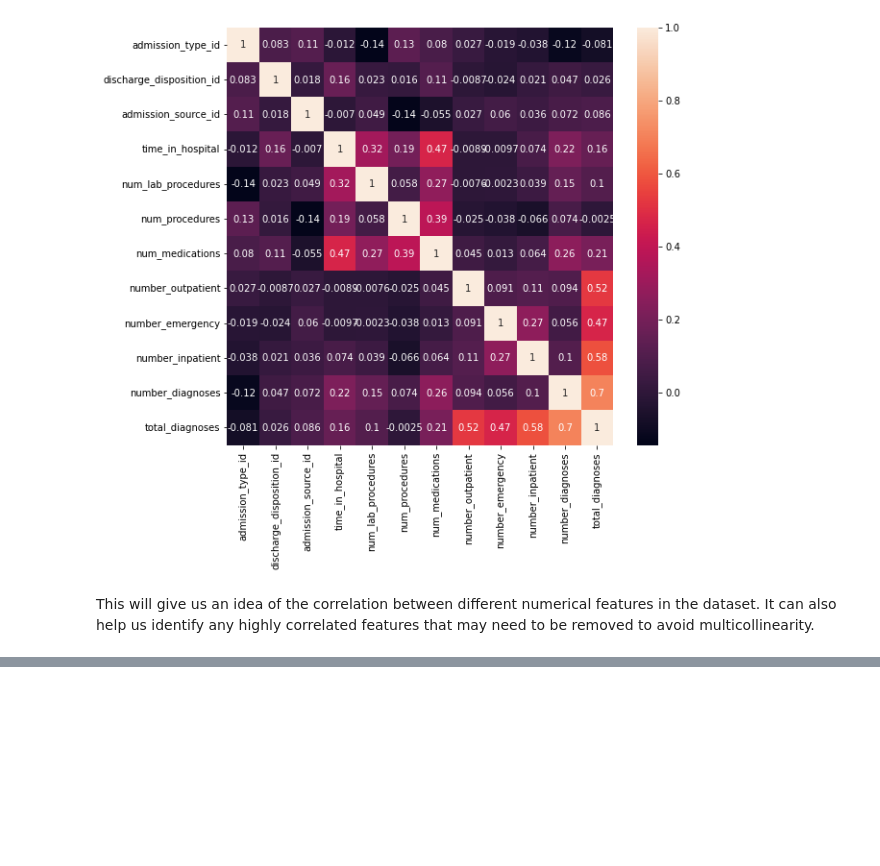
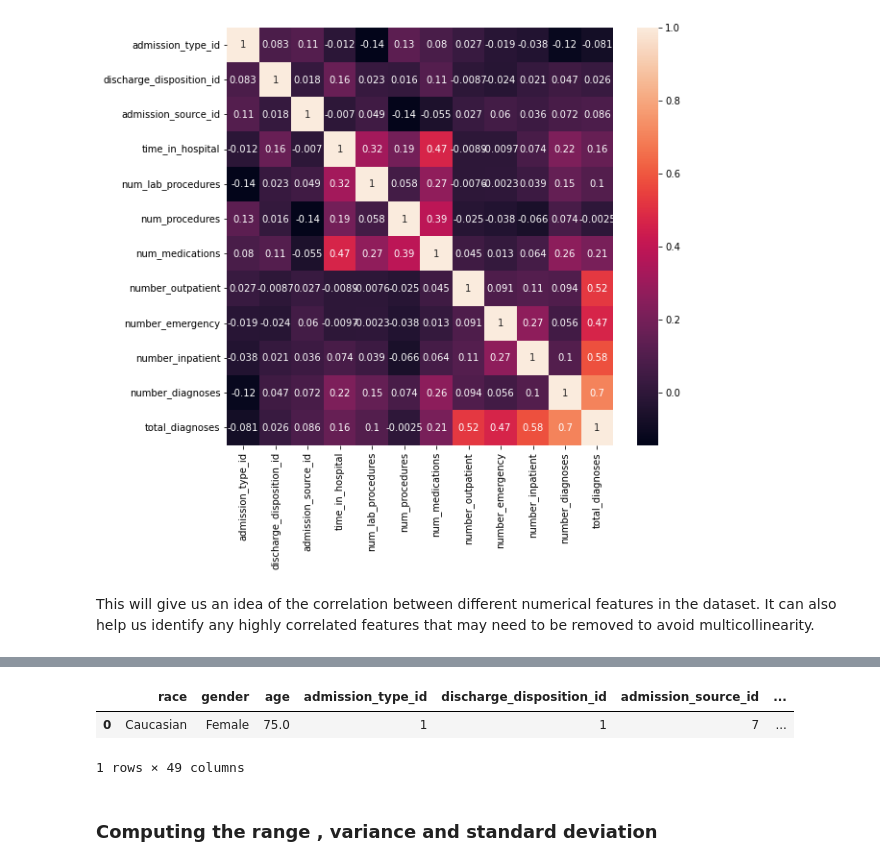
Before and after one commit to ranga-godhandaraman/diabeties-readmission, a Jupyter notebook: Group-7 Capstone Project (3).ipynb, the cells around one changed output, grey strips where cells are left out. Saved outputs shown, nothing was run; the diff lists cells and outputs as text; code cells hidden in the pictures; blank space fills up the shorter version.

```diff
--- a/Group-7 Capstone Project.ipynb
+++ b/Group-7 Capstone Project (3).ipynb
@@ -369,0 +384,8 @@ for col in num_cols:
+# %%
+df.mode()
+# %% [output]
+|  | race | gender | age | admission_type_id | discharge_disposition_id | admission_source_id | ... |
+| 0 | Caucasian | Female | 75.0 | 1 | 1 | 7 | ... |
+1 rows × 49 columns
+# %% [markdown]
+### Computing the range , variance and standard deviation
```
Also changed, not shown: parts of 61 cells of this notebook.
